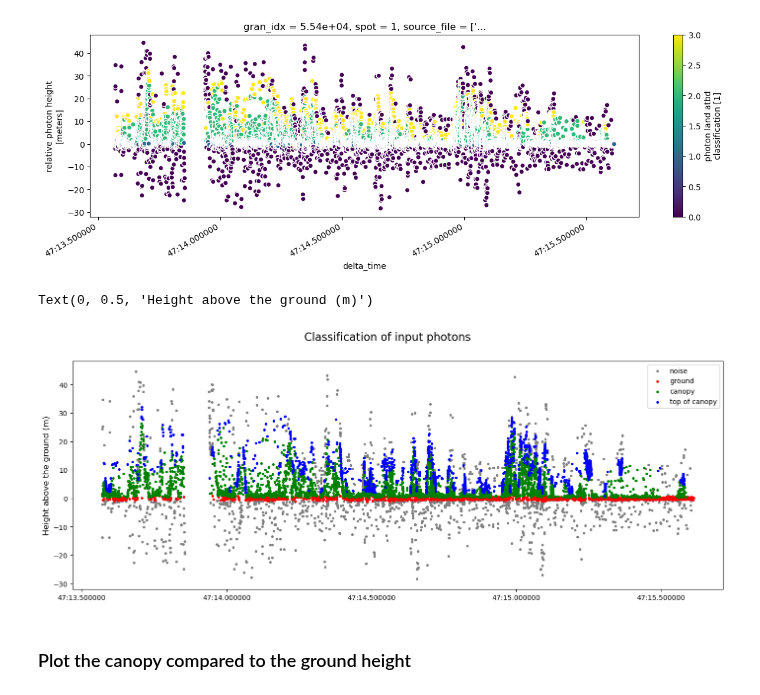
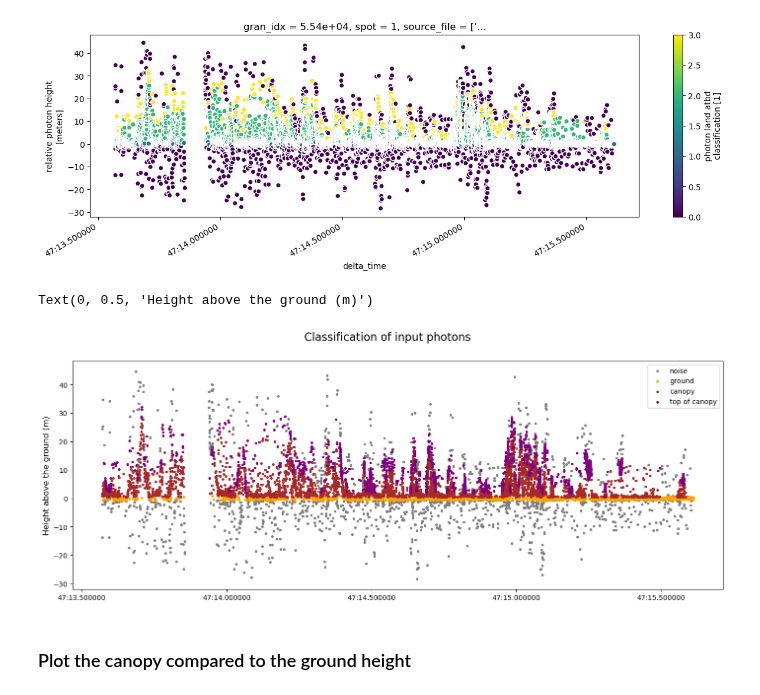
Before and after one commit to CryoInTheCloud/CryoCloudWebsite, a Jupyter notebook: book/tutorials/NASA-Earthdata-Cloud-Access/4. icepyx.ipynb, the cells around one changed output. Drawn from its saved outputs; the diff is of its cells as text; code cells hidden in the pictures.

Commit message:
updated icepyx plot and earthaccess version

```diff
--- a/book/tutorials/NASA-Earthdata-Cloud-Access/4. icepyx.ipynb
+++ b/book/tutorials/NASA-Earthdata-Cloud-Access/4. icepyx.ipynb
@@ -271,23 +276,23 @@ gt1l.plot.scatter(ax=ax, x='delta_time', y='ph_h', hue='classed_pc_flag')
 # %%
 # A plot with more customization
 fig, ax = plt.subplots()
 fig.set_size_inches(17, 6)
 fig.suptitle('Classification of input photons', size=16)
 
 labels={0: 'noise', 1: 'ground', 2: 'canopy', 3: 'top of canopy'}
-colors={0: 'grey', 1: 'red', 2: 'green', 3: 'blue'}
+colors={0: 'grey', 1: 'orange', 2: 'brown', 3: 'purple'}
 
 for g in np.unique(gt1l.classed_pc_flag[0]):
     if not math.isnan(g):
         ds_group = gt1l.where(gt1l.classed_pc_flag == g, drop=True)
         ax.scatter(x=ds_group.delta_time, y=ds_group.ph_h, c=colors[g],
                    label=labels[g], s=8)
 ax.legend()
 
 ax.set_ylabel('Height above the ground (m)', size=12)
 # %% [output]
 Text(0, 0.5, 'Height above the ground (m)')
-[figure, old version]
+[figure, new version]
 # %% [markdown]
 ### Plot the canopy compared to the ground height
 # %%
```
Also changed, not shown: parts of 6 cells of this notebook, 2 other files.
